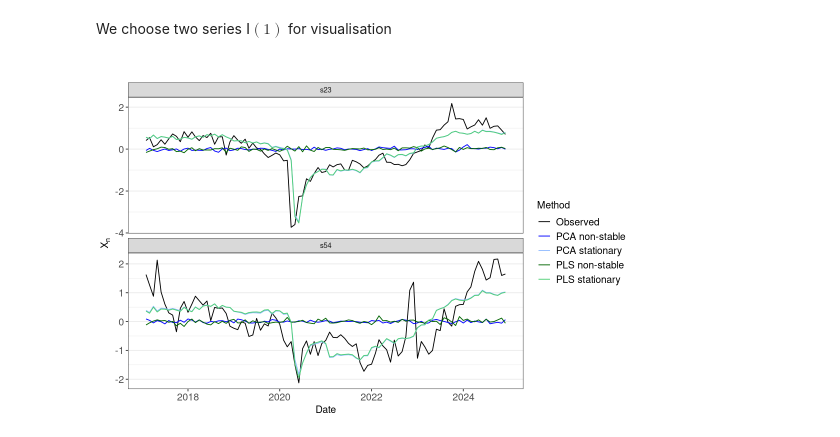
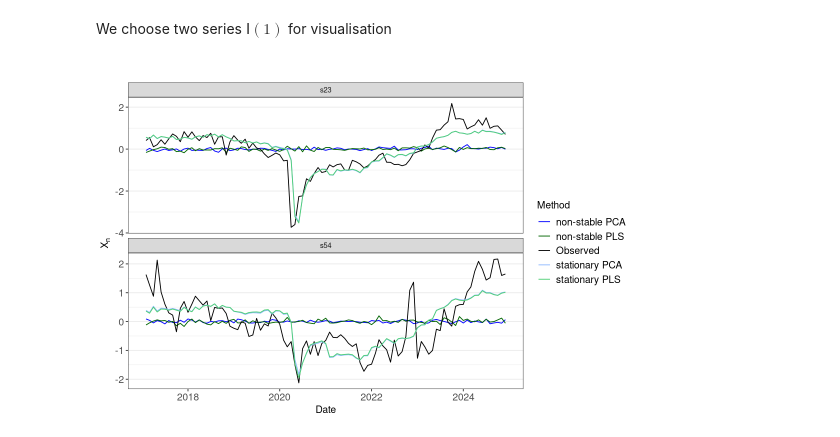
Before and after one commit to robervz22/ts_stable_space, a Jupyter notebook: notebooks/analysis_BIE.ipynb, the cells around one changed output. Cells and saved outputs as stored; diff of their text form; code cells hidden in the pictures.

```diff
--- a/notebooks/analysis_BIE.ipynb
+++ b/notebooks/analysis_BIE.ipynb
@@ -180,14 +134,14 @@ options(repr.plot.width = 9, repr.plot.height = 6)
 # %%
 dates <- dt_BIE[,Date][2:nrow(dt_BIE)]
 plot_estimates_comparison(
   Y_obs = Y_BIE,
   Y_est_list = list(`PLS stationary` = Y_est_PLS$est, `PCA stationary` = Y_est_PCA$est, `PCA non-stable` = Y_est_PCA_non_stable$est,
   `PLS non-stable` = Y_est_PLS_non_stable$est),
   col_names = c("s23","s54"),
-  labels = c("PLS stationary", "PCA stationary","PCA non-stable", "PLS non-stable"),  # optional if list has names
+  labels = c("stationary PLS", "stationary PCA","non-stable PCA", "non-stable PLS"),  # optional if list has names
   dates = dates,
-  method_palette = c("PLS stationary" = "#4dcf74", "PCA stationary" = "#90baff","Observed" = "black",
-                    "PCA non-stable" = "blue", "PLS non-stable" = "darkgreen")
+  method_palette = c("stationary PLS" = "#4dcf74", "stationary PCA" = "#90baff","Observed" = "black",
+                    "non-stable PCA" = "blue", "non-stable PLS" = "darkgreen")
 )
 # %% [output]
-[figure, old version]
+[figure, new version]
```
Also changed, not shown: parts of 6 cells of this notebook, 5 other files.
